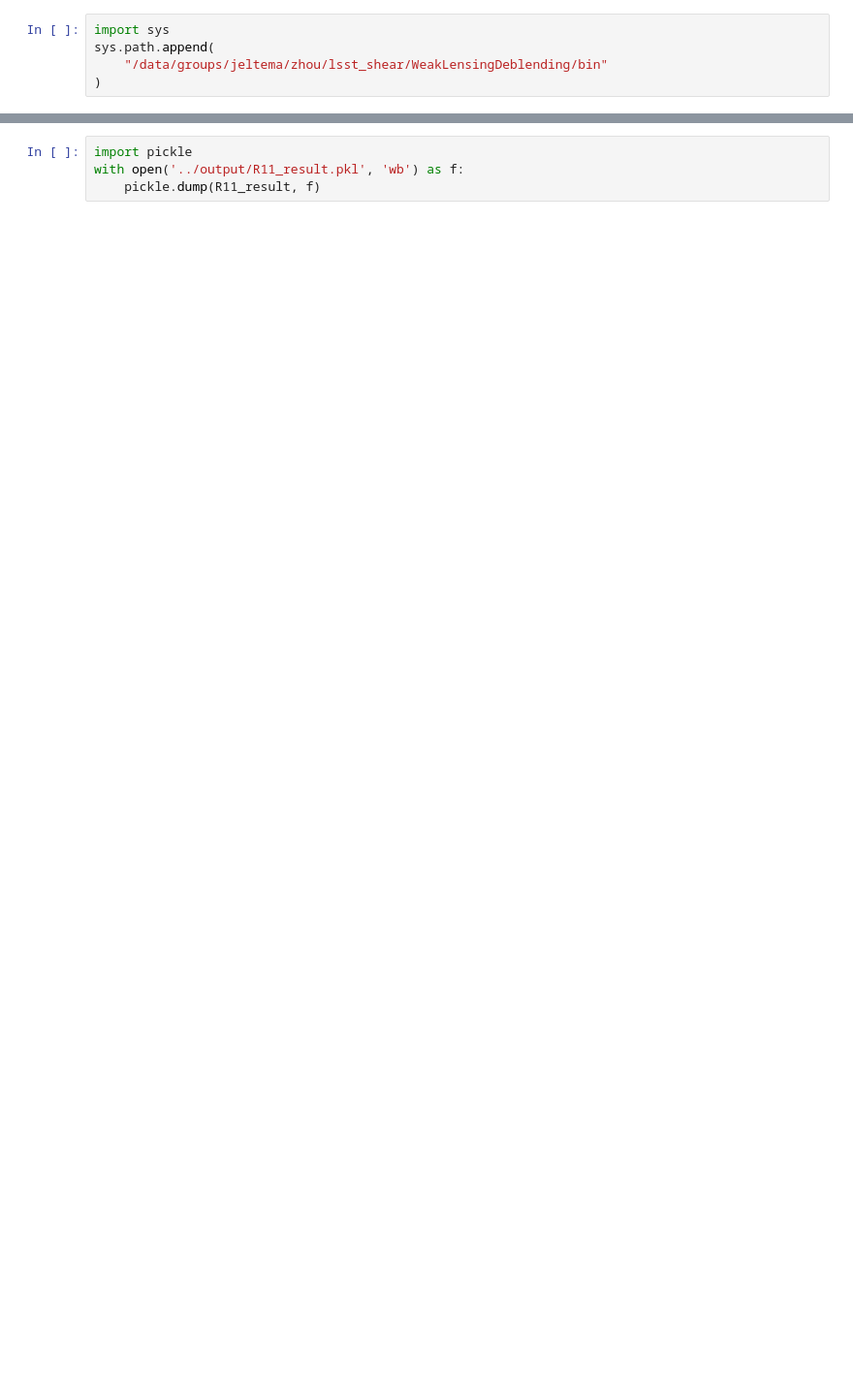
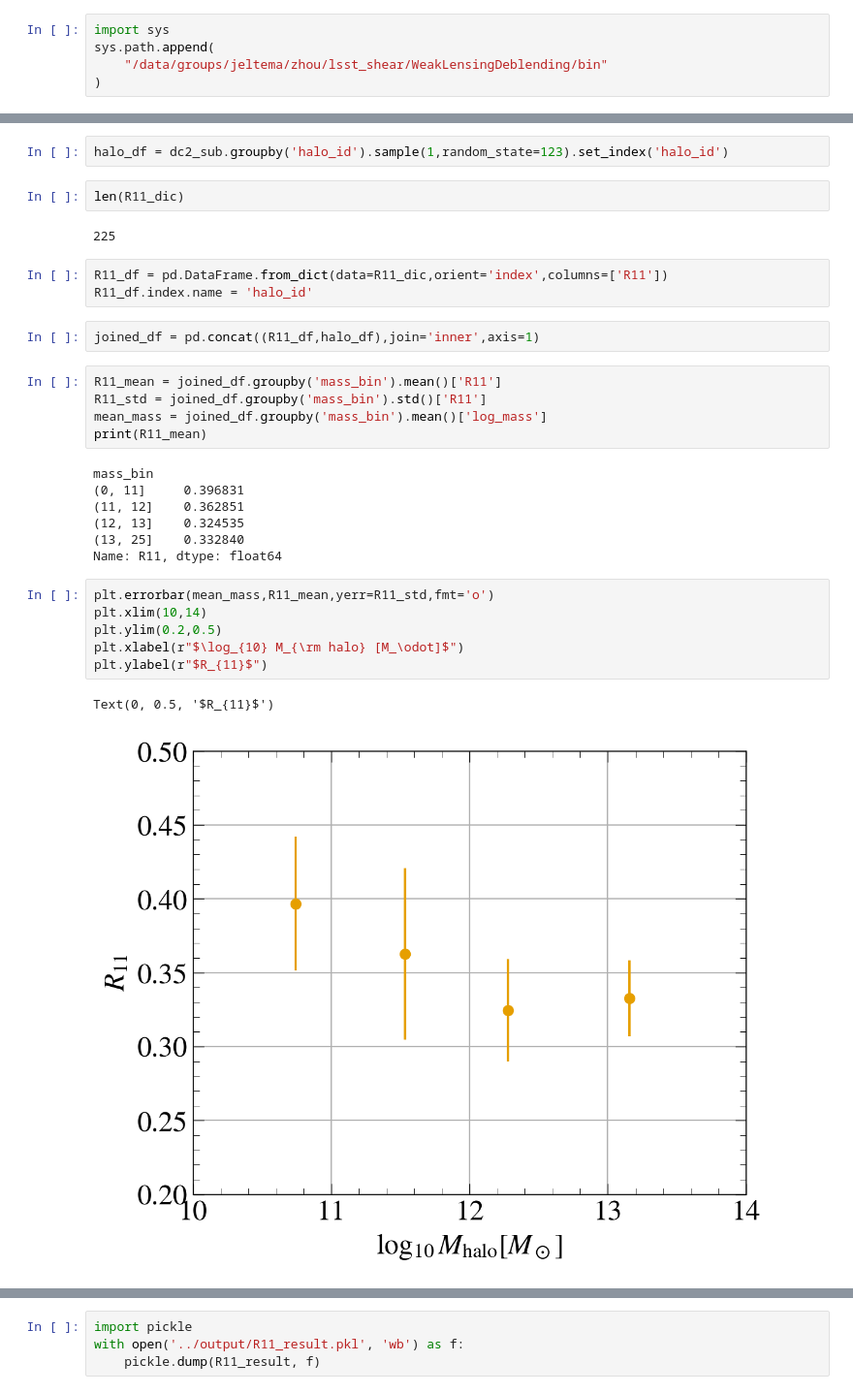
Before and after one commit to zhouconghao/WeakLensingDeblending, a Jupyter notebook: notebooks/galsim_test.ipynb, the cells around one changed output, grey strips where cells are left out. Shown at 97% size. Saved outputs shown, nothing was run; the diff lists cells and outputs as text; blank space fills up the shorter version.

Commit message:
new halo based R11 plot

```diff
--- a/notebooks/galsim_test.ipynb
+++ b/notebooks/galsim_test.ipynb
@@ -39,3 +94,35 @@ dc2_sub =
+# %%
+halo_df = dc2_sub.groupby('halo_id').sample(1,random_state=123).set_index('halo_id')
+# %%
+len(R11_dic)
+# %% [output]
+225
+# %%
+R11_df = pd.DataFrame.from_dict(data=R11_dic,orient='index',columns=['R11'])
+R11_df.index.name = 'halo_id'
+# %%
+joined_df = pd.concat((R11_df,halo_df),join='inner',axis=1)
+# %%
+R11_mean = joined_df.groupby('mass_bin').mean()['R11']
+R11_std = joined_df.groupby('mass_bin').std()['R11']
+mean_mass = joined_df.groupby('mass_bin').mean()['log_mass']
+print(R11_mean)
+# %% [output]
+mass_bin
+(0, 11]     0.396831
+(11, 12]    0.362851
+(12, 13]    0.324535
+(13, 25]    0.332840
+Name: R11, dtype: float64
+# %%
+plt.errorbar(mean_mass,R11_mean,yerr=R11_std,fmt='o')
+plt.xlim(10,14)
+plt.ylim(0.2,0.5)
+plt.xlabel(r"$\log_{10} M_{\rm halo} [M_\odot]$")
+plt.ylabel(r"$R_{11}$")
+# %% [output]
+Text(0, 0.5, '$R_{11}$')
+[figure, added]
 # %%
 nbins = 4
 R11_result = []
```
Also changed, not shown: parts of 9 cells of this notebook, 4 other files.
